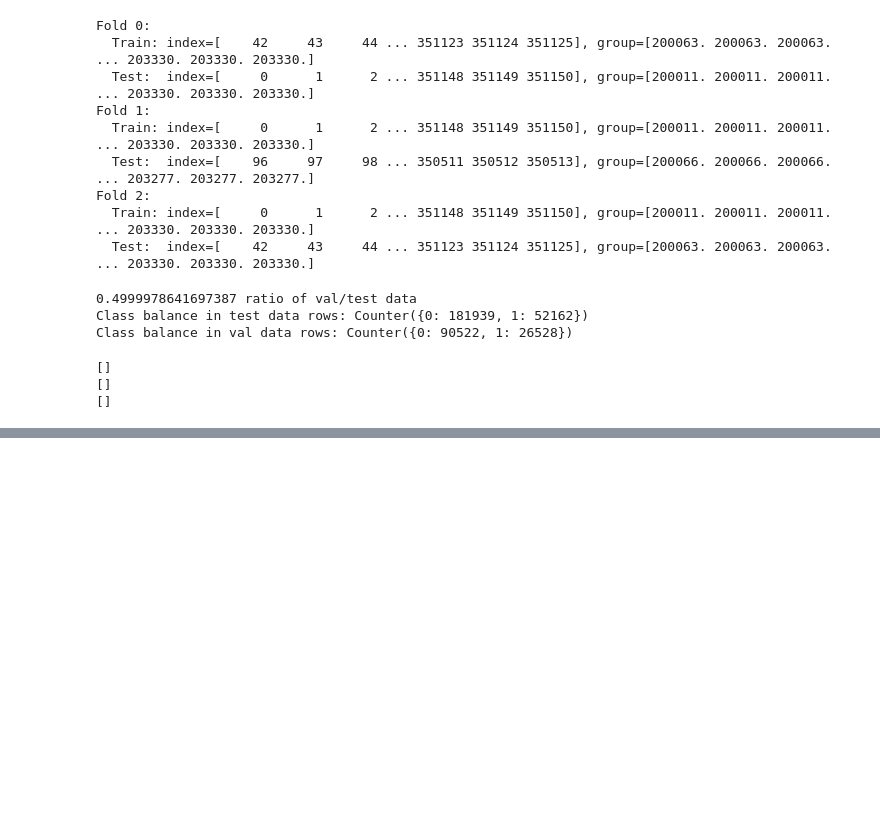
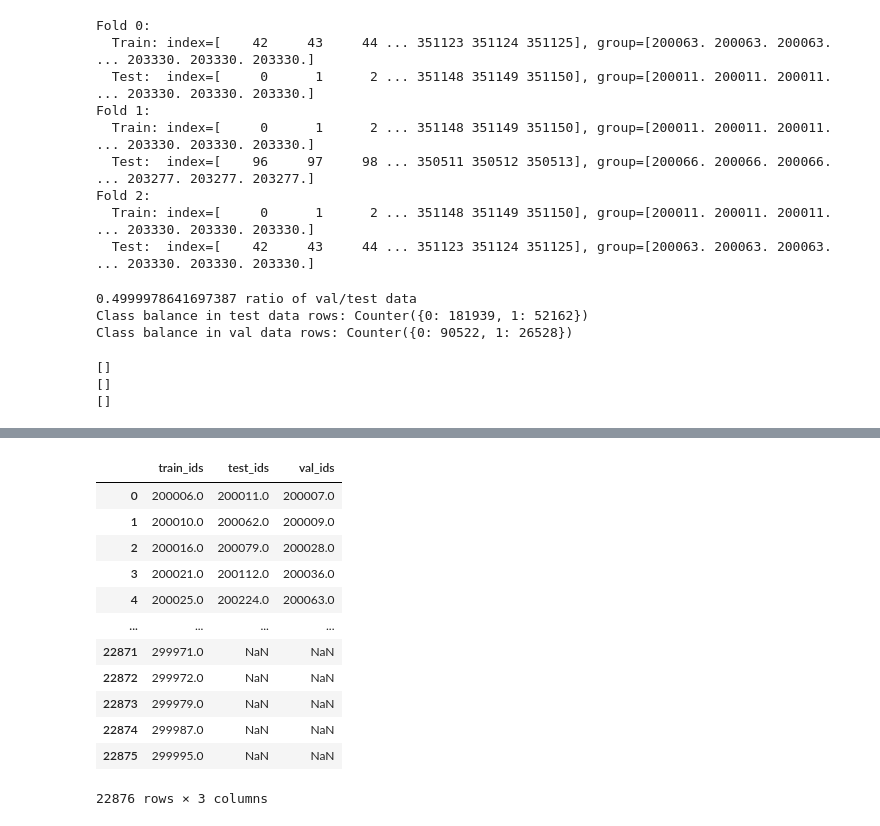
Before and after one commit to ortsanpablo/thesis, a Jupyter notebook: data_selection.ipynb, the cells around one changed output, grey strips where cells are left out. Cells and saved outputs as stored; diff of their text form; code cells hidden in the pictures; blank space fills up the shorter version.

Commit message:
data transform in strats format

```diff
--- a/data_selection.ipynb
+++ b/data_selection.ipynb
@@ -294,0 +300,21 @@ Index(['Unnamed: 0.1', 'Unnamed: 0', 'a:action', 'm:charttime', 'm:icustayid',
+# %%
+t = pd.DataFrame(train_IDs)
+te = pd.DataFrame(test_IDs)
+tes = pd.DataFrame(val_IDs)
+ID = pd.concat([t, te, tes],axis=1)
+IDs = ID.set_axis(["train_ids", "test_ids", "val_ids"], axis=1)
+IDs
+# %% [output]
+|  | train_ids | test_ids | val_ids |
+| 0 | 200006.0 | 200011.0 | 200007.0 |
+| 1 | 200010.0 | 200062.0 | 200009.0 |
+| 2 | 200016.0 | 200079.0 | 200028.0 |
+| 3 | 200021.0 | 200112.0 | 200036.0 |
+| 4 | 200025.0 | 200224.0 | 200063.0 |
+| ... | ... | ... | ... |
+| 22871 | 299971.0 | NaN | NaN |
+| 22872 | 299972.0 | NaN | NaN |
+| 22873 | 299979.0 | NaN | NaN |
+| 22874 | 299987.0 | NaN | NaN |
+| 22875 | 299995.0 | NaN | NaN |
+22876 rows × 3 columns
```
Also changed, not shown: parts of 4 cells of this notebook, 1 other file.
